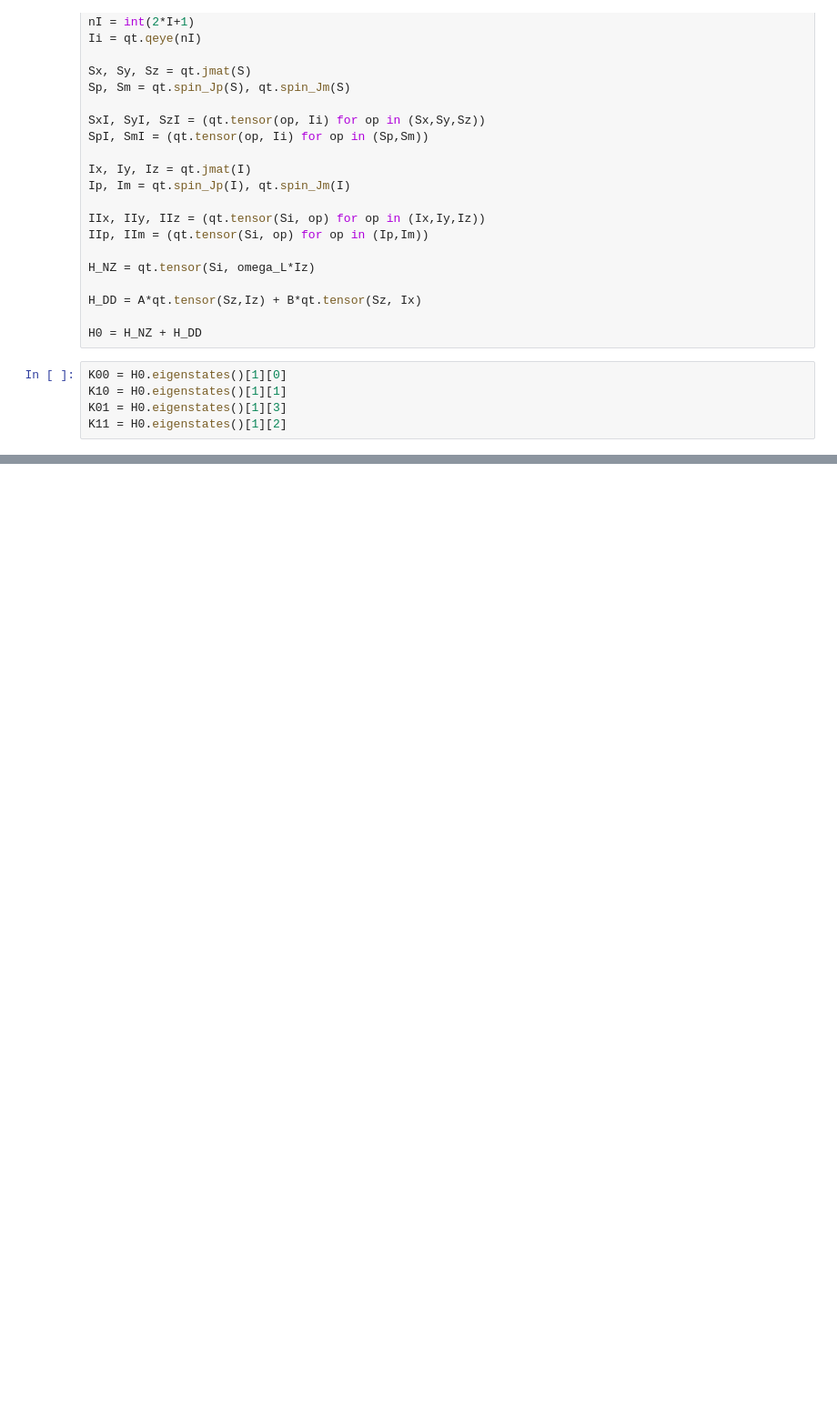
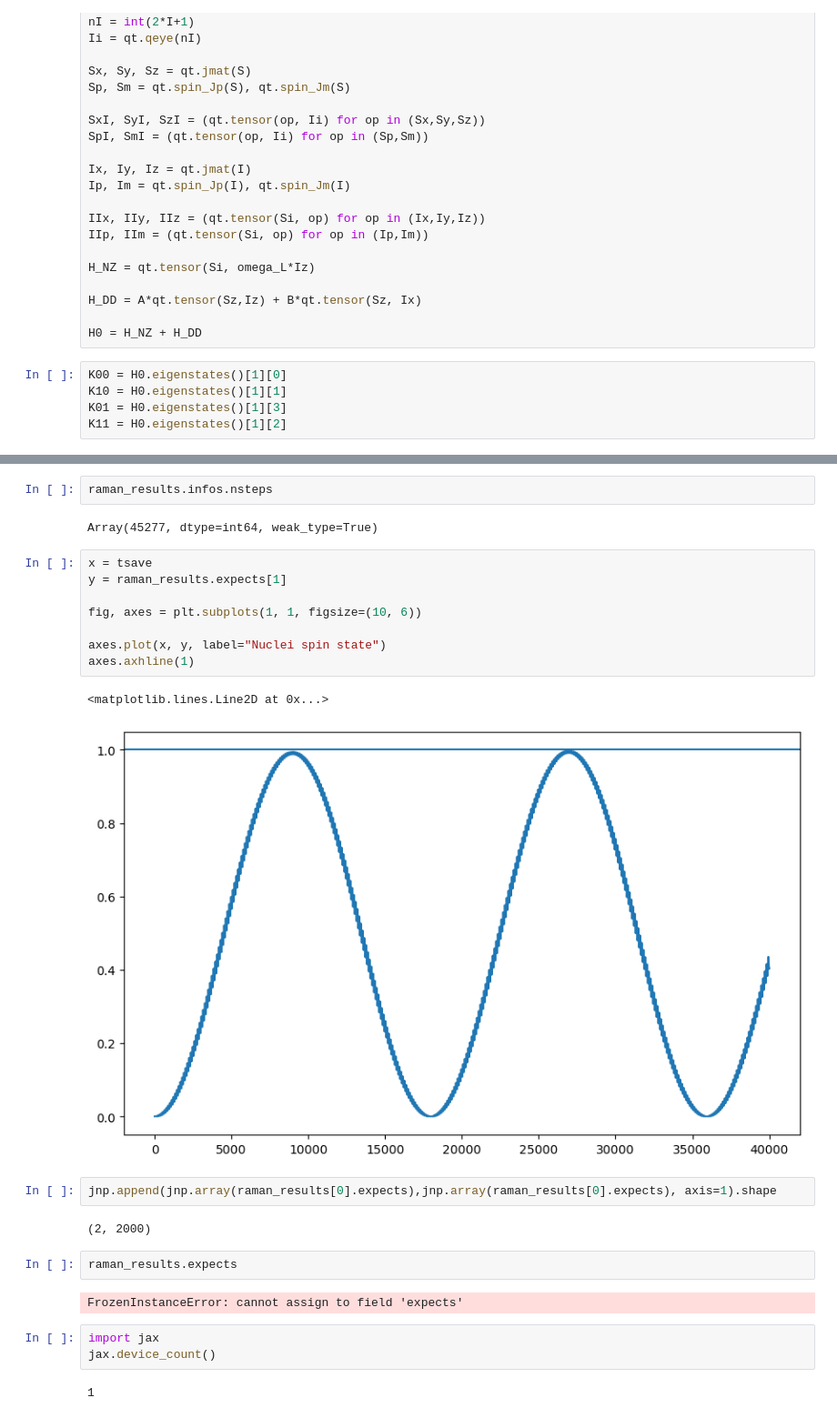
Before and after one commit to Quantronics/SpinDynamics, a Jupyter notebook: dynamiqs.ipynb, the cells around one changed output, grey strips where cells are left out. Shown: that part at 91% size. Cells and saved outputs as stored; diff of their text form; blank space fills up the shorter version.

```diff
--- a/dynamiqs.ipynb
+++ b/dynamiqs.ipynb
@@ -323,0 +235,28 @@ tensor([[1],
+# %%
+raman_results.infos.nsteps
+# %% [output]
+Array(45277, dtype=int64, weak_type=True)
+# %%
+x = tsave
+y = raman_results.expects[1]
+
+fig, axes = plt.subplots(1, 1, figsize=(10, 6))
+
+axes.plot(x, y, label="Nuclei spin state")
+axes.axhline(1)
+# %% [output]
+<matplotlib.lines.Line2D at 0x...>
+[figure, added]
+# %%
+jnp.append(jnp.array(raman_results[0].expects),jnp.array(raman_results[0].expects), axis=1).shape
+# %% [output]
+(2, 2000)
+# %%
+raman_results.expects
+# %% [output]
+FrozenInstanceError: cannot assign to field 'expects'
+# %%
+import jax
+jax.device_count()
+# %% [output]
+1
```
Also changed, not shown: parts of 26 cells of this notebook.
